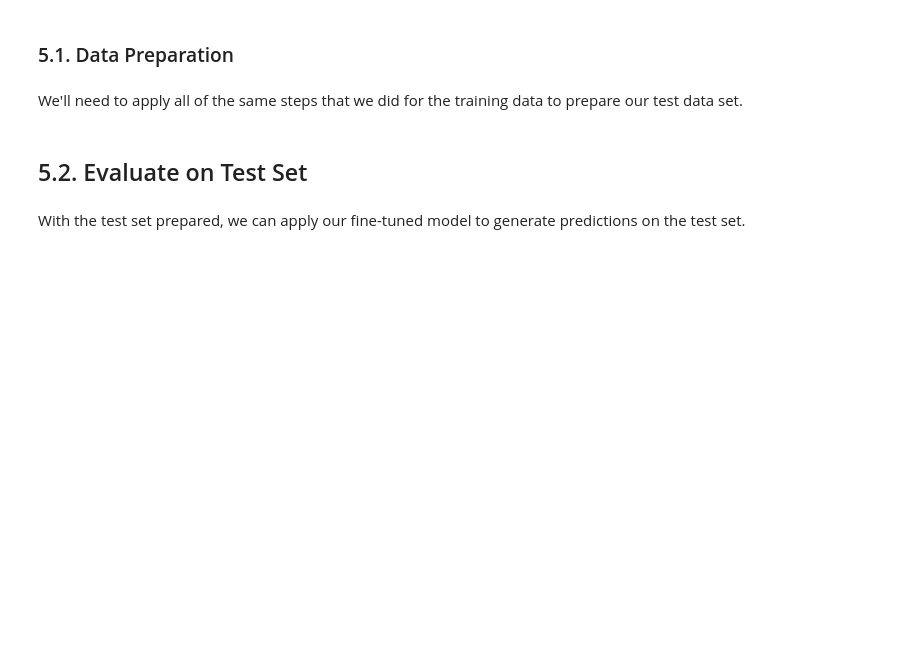
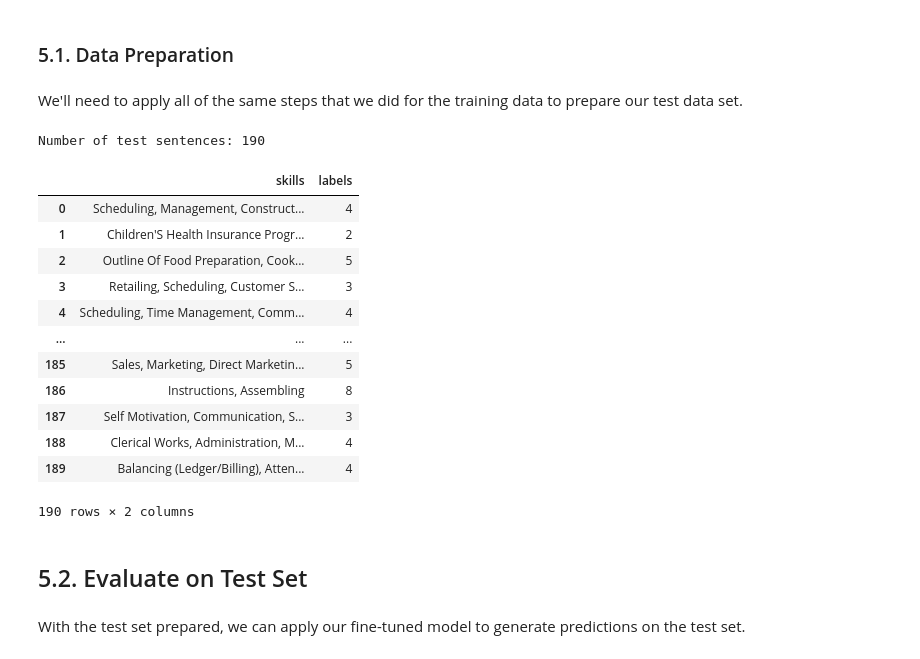
Before and after one commit to JYP97/DS2_Proj_Jobs_skills_analysis, a Jupyter notebook: DS2_BERT_Fine_Tuning_Sentence_Classification_v4.ipynb, the cells around one changed output. Drawn from its saved outputs; the diff is of its cells as text; code cells hidden in the pictures; blank space fills up the shorter version.

Commit message:
Test Loop Update

```diff
--- a/DS2_BERT_Fine_Tuning_Sentence_Classification_v4.ipynb
+++ b/DS2_BERT_Fine_Tuning_Sentence_Classification_v4.ipynb
@@ -1072,3 +1080,28 @@ Now we'll load the holdout dataset and prepare inputs just as we did with the tr
 # %% [markdown]
 
 We'll need to apply all of the same steps that we did for the training data to prepare our test data set.
+# %%
+import pandas as pd
+
+# Load the dataset into a pandas dataframe.
+test_df = pd.read_csv("/content/drive/MyDrive/DS2/test-dataset-with-salary.csv", index_col=0)
+
+# Report the number of sentences.
+print('Number of test sentences: {:,}\n'.format(test_df.shape[0]))
+
+display(test_df)
+# %% [output]
+Number of test sentences: 190
+|  | skills | labels |
+| 0 | Scheduling, Management, Construct... | 4 |
+| 1 | Children'S Health Insurance Progr... | 2 |
+| 2 | Outline Of Food Preparation, Cook... | 5 |
+| 3 | Retailing, Scheduling, Customer S... | 3 |
+| 4 | Scheduling, Time Management, Comm... | 4 |
+| ... | ... | ... |
+| 185 | Sales, Marketing, Direct Marketin... | 5 |
+| 186 | Instructions, Assembling | 8 |
+| 187 | Self Motivation, Communication, S... | 3 |
+| 188 | Clerical Works, Administration, M... | 4 |
+| 189 | Balancing (Ledger/Billing), Atten... | 4 |
+190 rows × 2 columns
```
Also changed, not shown: parts of 17 cells of this notebook.
